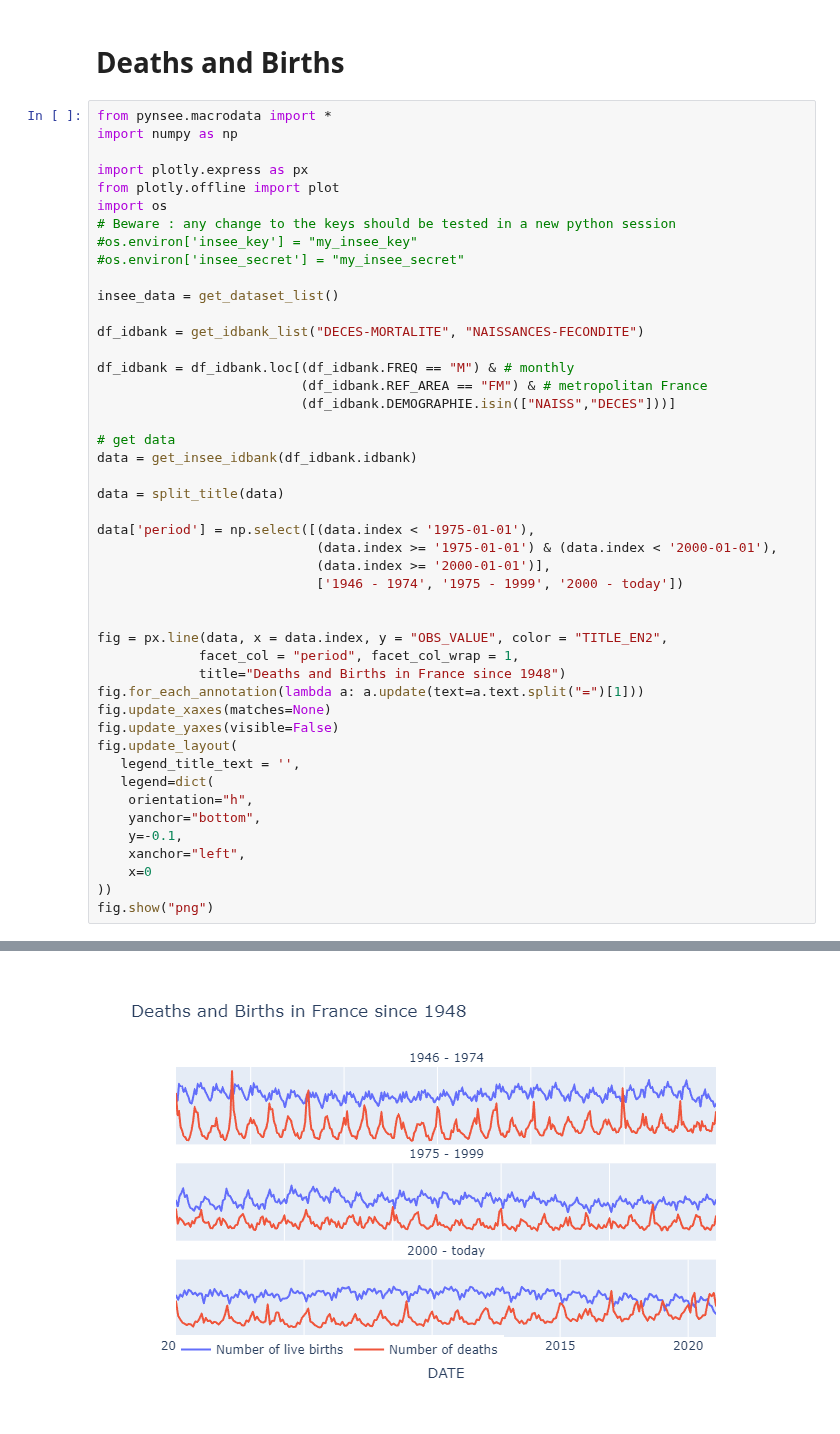
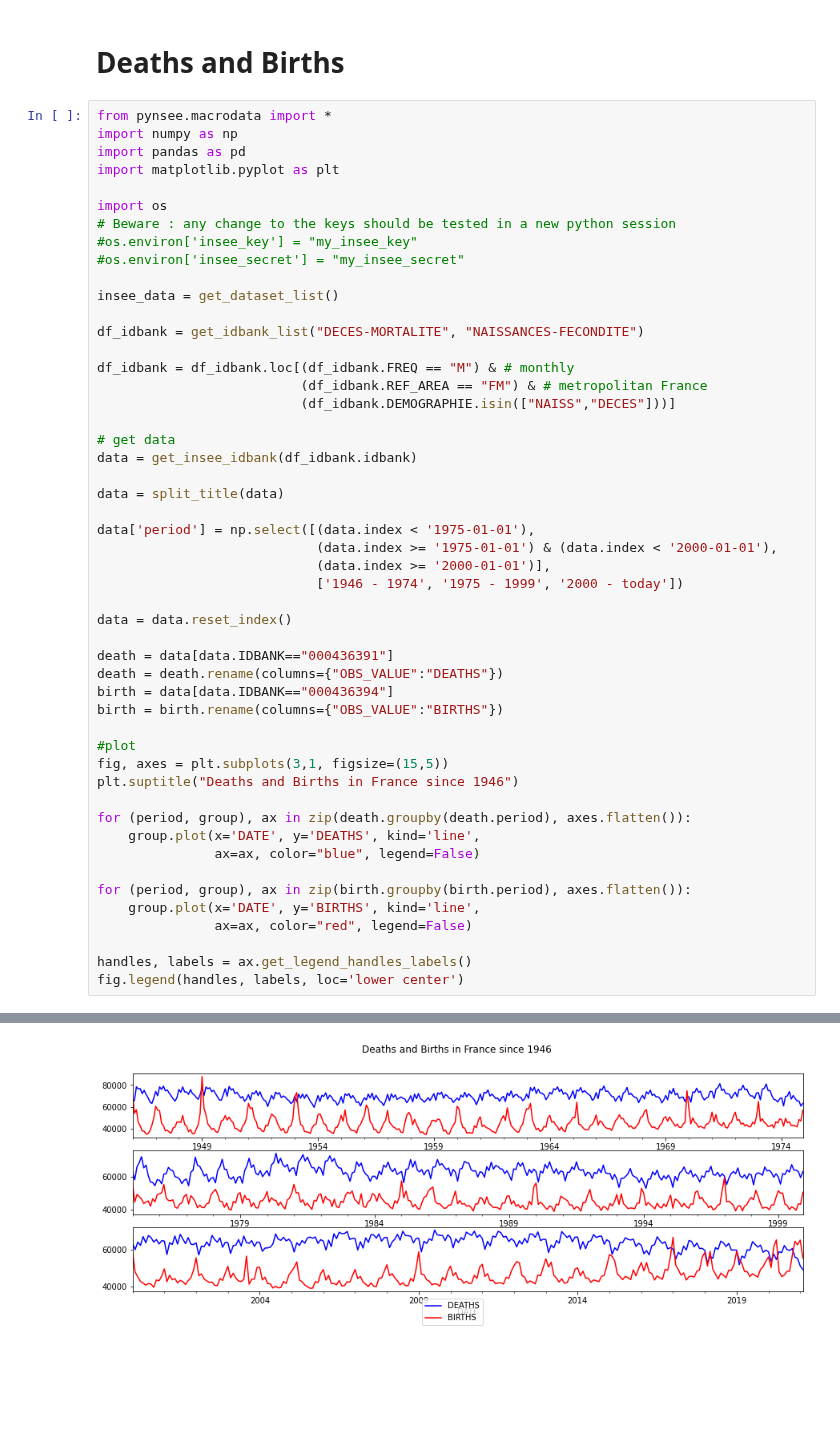
Before and after one commit to InseeFrLab/pynsee, a Jupyter notebook: docs/examples/example_deaths_births.ipynb, the cells around one changed output, grey strips where cells are left out. Saved outputs shown, nothing was run; the diff lists cells and outputs as text; blank space fills up the shorter version.

Commit message:
matplotlib used for death birth nb

```diff
--- a/docs/examples/example_deaths_births.ipynb
+++ b/docs/examples/example_deaths_births.ipynb
@@ -3,9 +3,9 @@
 # %%
 from pynsee.macrodata import *
 import numpy as np
+import pandas as pd
+import matplotlib.pyplot as plt
 
-import plotly.express as px
-from plotly.offline import plot
 import os
 # Beware : any change to the keys should be tested in a new python session
 #os.environ['insee_key'] = "my_insee_key"
@@ -29,21 +29,25 @@ data['period'] = np.select([(data.index < '1975-01-01'),
                             (data.index >= '2000-01-01')],
                             ['1946 - 1974', '1975 - 1999', '2000 - today'])
 
+data = data.reset_index()
 
-fig = px.line(data, x = data.index, y = "OBS_VALUE", color = "TITLE_EN2",
-             facet_col = "period", facet_col_wrap = 1,
-             title="Deaths and Births in France since 1948")
-fig.for_each_annotation(lambda a: a.update(text=a.text.split("=")[1]))
-fig.update_xaxes(matches=None)
-fig.update_yaxes(visible=False)
-fig.update_layout(
-   legend_title_text = '',
-   legend=dict(
-    orientation="h",
-    yanchor="bottom",
-    y=-0.1,
-    xanchor="left",
-    x=0
-))
-fig.show("png")
+death = data[data.IDBANK=="000436391"]
+death = death.rename(columns={"OBS_VALUE":"DEATHS"})
+birth = data[data.IDBANK=="000436394"]
+birth = birth.rename(columns={"OBS_VALUE":"BIRTHS"})
+
+#plot
+fig, axes = plt.subplots(3,1, figsize=(15,5))
+plt.suptitle("Deaths and Births in France since 1946")
+
+for (period, group), ax in zip(death.groupby(death.period), axes.flatten()):
+    group.plot(x='DATE', y='DEATHS', kind='line',
+               ax=ax, color="blue", legend=False)
+
+for (period, group), ax in zip(birth.groupby(birth.period), axes.flatten()):
+    group.plot(x='DATE', y='BIRTHS', kind='line',
+               ax=ax, color="red", legend=False)
+
+handles, labels = ax.get_legend_handles_labels()
+fig.legend(handles, labels, loc='lower center')
 # %% [output]
@@ -52 +63 @@ Data has been cached
-[figure, old version]
+[figure, new version]
```
Also changed, not shown: parts of 1 cell of this notebook.
